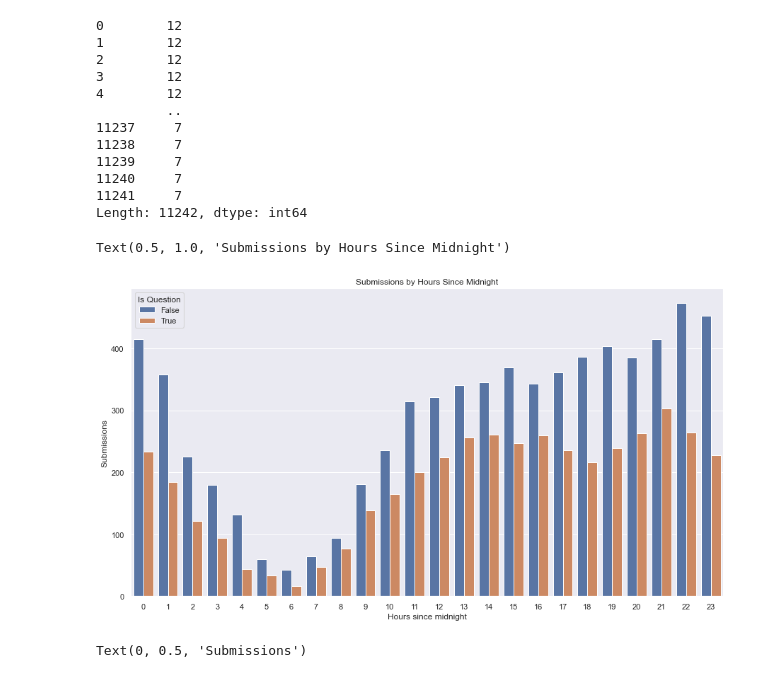
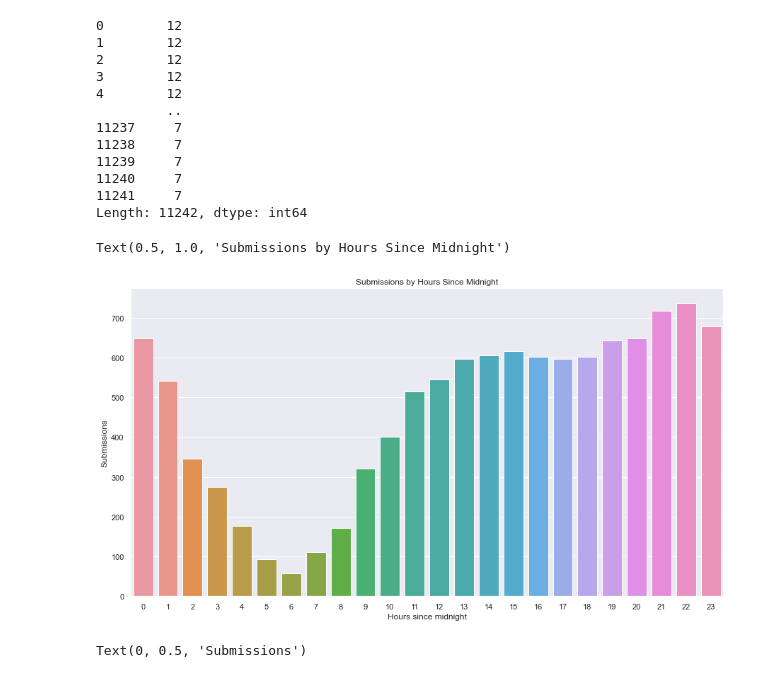
Before and after one commit to pranavavva/tiger-confessions-analysis, a Jupyter notebook: analysis.ipynb, the cells around one changed output. Saved outputs shown, nothing was run; the diff lists cells and outputs as text; code cells hidden in the pictures.

Commit message:
update requirements. also made some plots

```diff
--- a/analysis.ipynb
+++ b/analysis.ipynb
@@ -66,13 +66,13 @@ df[["Year", "Month", "Day"]].apply(lambda x: x[1], axis=1)
 Length: 11242, dtype: int64
 # %%
 plt.figure(figsize=(15, 8))
-sns.countplot(data=df, x="Hour", hue="Is Question")
+sns.countplot(data=df, x="Hour")
 plt.xlabel("Hours since midnight")
 plt.ylabel("Submissions")
 plt.title("Submissions by Hours Since Midnight")
 # %% [output]
 Text(0.5, 1.0, 'Submissions by Hours Since Midnight')
-[figure, old version]
+[figure, new version]
 # %%
 plt.figure(figsize=(15, 8))
 sns.countplot(data=df, x="Month")
```
Also changed, not shown: 34 other files.
